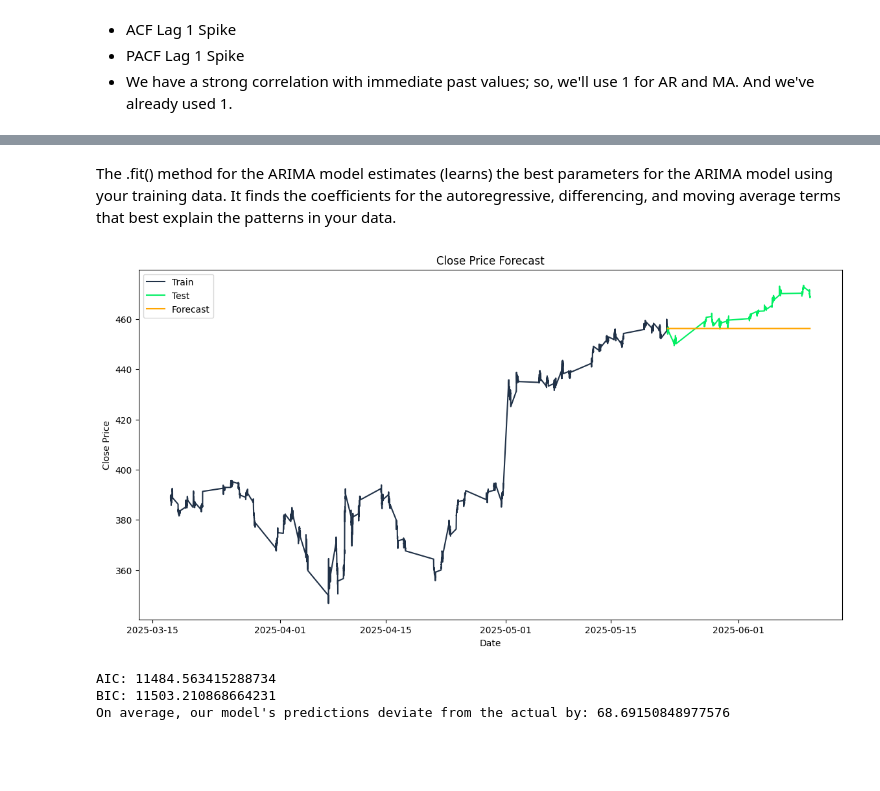
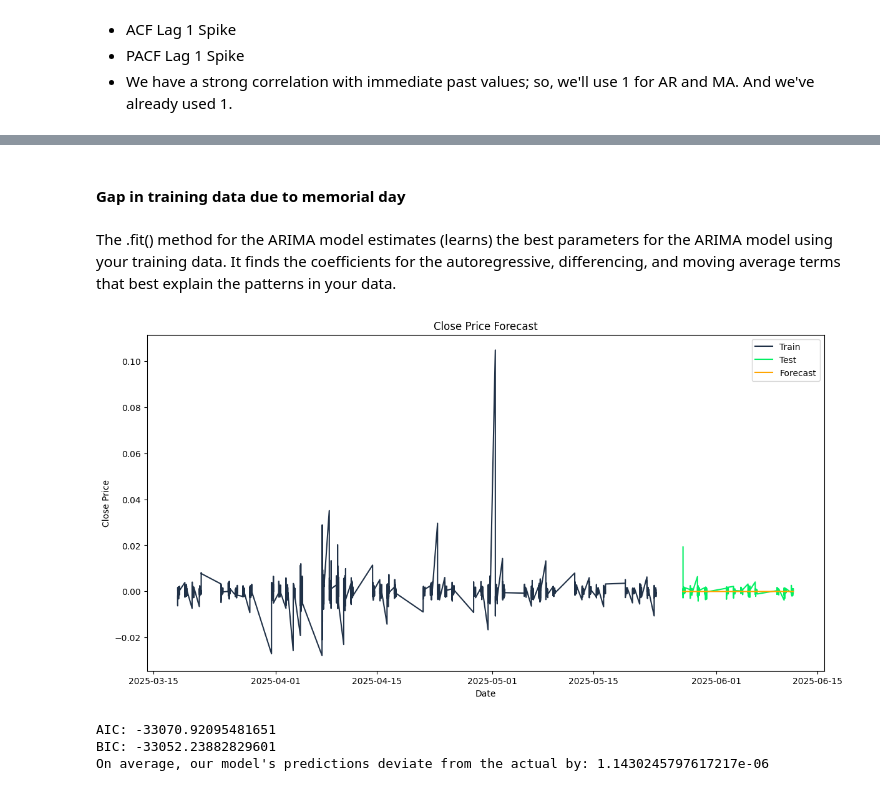
Before and after one commit to BillyBrothers/Stock_Prediction, a Jupyter notebook: Workbooks/Arima_Basic_Model.ipynb, the cells around one changed output, grey strips where cells are left out. Cells and saved outputs as stored; diff of their text form; code cells hidden in the pictures; blank space fills up the shorter version.

```diff
--- a/Workbooks/Arima_Basic_Model.ipynb
+++ b/Workbooks/Arima_Basic_Model.ipynb
@@ -116,5 +151,6 @@ Interpretation: The original series is Non-Stationary.
 # %%
-msft_df['Close_Diff'] = msft_df['Close'].diff()
+msft_df['log_close'] = np.log(msft_df['Close'])
+msft_df['Close_Diff'] = msft_df['log_close'].diff()
 result_diff = adfuller(msft_df["Close_Diff"].dropna())
 print(f"ADF Statistic (Differenced): {result_diff[0]:.4f}")
 print(f"p-value (Differenced): {result_diff[1]:.4f}")
@@ -163,9 +184,9 @@ Name: 2025-04-03 15:55:00-04:00, dtype: float64
 # %%
-msft_df['Close_Diff2'] = msft_df['Close_Diff'].diff()
-result_diff = adfuller(msft_df["Close_Diff2"].dropna())
-print(f"ADF Statistic (Differenced): {result_diff[0]:.4f}")
-print(f"p-value (Differenced): {result_diff[1]:.4f}")
-if result_diff[1] < 0.05:
-    print("Interpretation: The differenced series is Stationary.")
-else:
-    print("Interpretation: The differenced series is Non-Stationary.")
+# msft_df['Close_Diff2'] = msft_df['Close_Diff'].diff()
+# result_diff = adfuller(msft_df["Close_Diff2"].dropna())
+# print(f"ADF Statistic (Differenced): {result_diff[0]:.4f}")
+# print(f"p-value (Differenced): {result_diff[1]:.4f}")
+# if result_diff[1] < 0.05:
+#     print("Interpretation: The differenced series is Stationary.")
+# else:
+#     print("Interpretation: The differenced series is Non-Stationary.")
@@ -236,5 +236,5 @@ msft_df.iloc[:train_size]
 # %%
 train_size = int(len(msft_df) * 0.8)
 train, test = msft_df.iloc[:train_size], msft_df.iloc[train_size:]
-arima_model = ARIMA(train["Close"], order=(1,1,1))
+arima_model = ARIMA(train["Close_Diff"], order=(1,1,1))
 arima_fit = arima_model.fit()
@@ -241,23 +251,25 @@ arima_fit = arima_model.fit()
+# %% [markdown]
+#### Gap in training data due to memorial day
 # %% [markdown]
 The .fit() method for the ARIMA model estimates (learns) the best parameters for the ARIMA model using your training data. It finds the coefficients for the autoregressive, differencing, and moving average terms that best explain the patterns in your data.
 # %%
 forecast = arima_fit.forecast(steps=len(test))
 plt.figure(figsize=(14,7))
-plt.plot(train.index, train["Close"], label='Train', color='#203147')
-plt.plot(test.index, test["Close"], label='Test', color='#01ef63')
+plt.plot(train.index, train["Close_Diff"], label='Train', color='#203147')
+plt.plot(test.index, test["Close_Diff"], label='Test', color='#01ef63')
 plt.plot(test.index, forecast, label='Forecast', color='orange')
 plt.title('Close Price Forecast')
 plt.xlabel('Date')
 plt.ylabel('Close Price')
 plt.legend()
 plt.show()
 # %% [output]
-[figure, old version]
+[figure, new version]
 # %%
 print(f"AIC: {arima_fit.aic}")
 print(f"BIC: {arima_fit.bic}")
-print(f"On average, our model's predictions deviate from the actual by: {mean_squared_error(test['Close'], forecast)}")
+print(f"On average, our model's predictions deviate from the actual by: {mean_squared_error(test['Close_Diff'], forecast)}")
 # %% [output]
-AIC: 11484.563415288734
-BIC: 11503.210868664231
-On average, our model's predictions deviate from the actual by: 68.69150848977576
+AIC: -33070.92095481651
+BIC: -33052.23882829601
+On average, our model's predictions deviate from the actual by: 1.1430245797617217e-06
```
Also changed, not shown: parts of 44 cells of this notebook.
